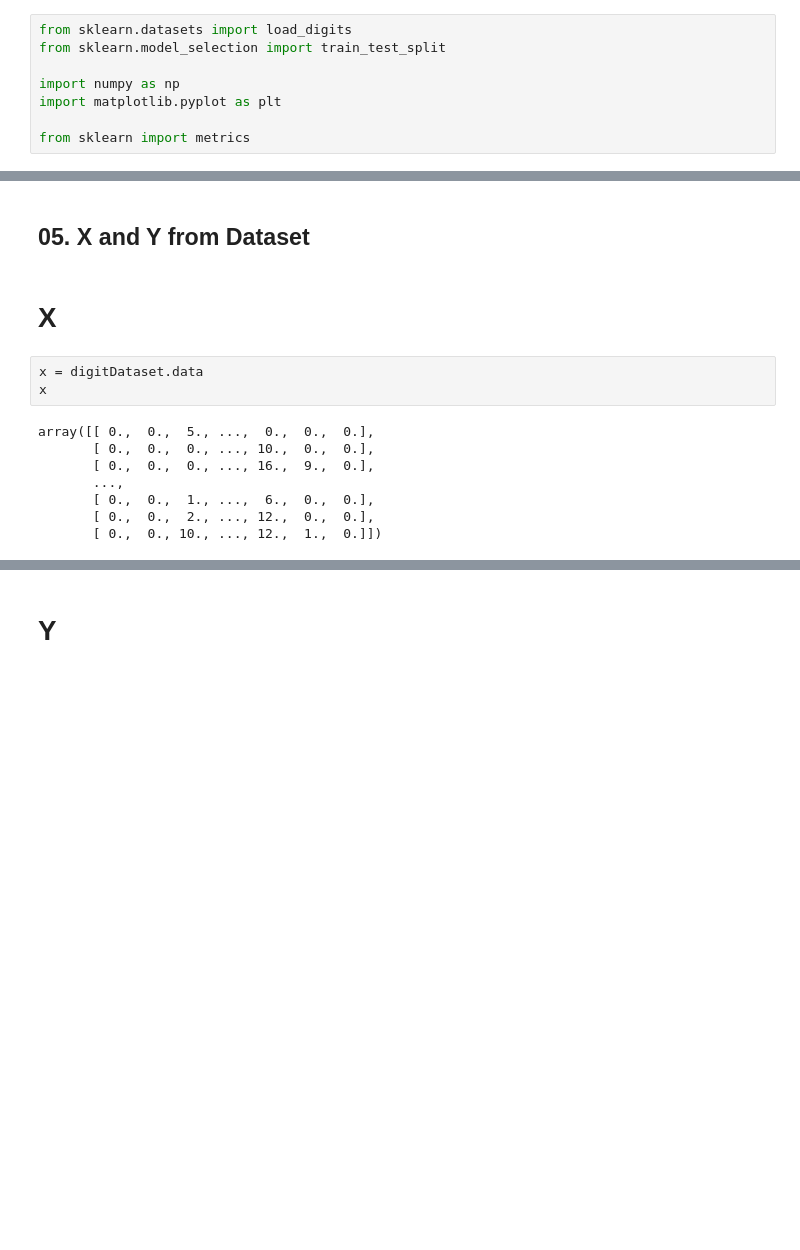
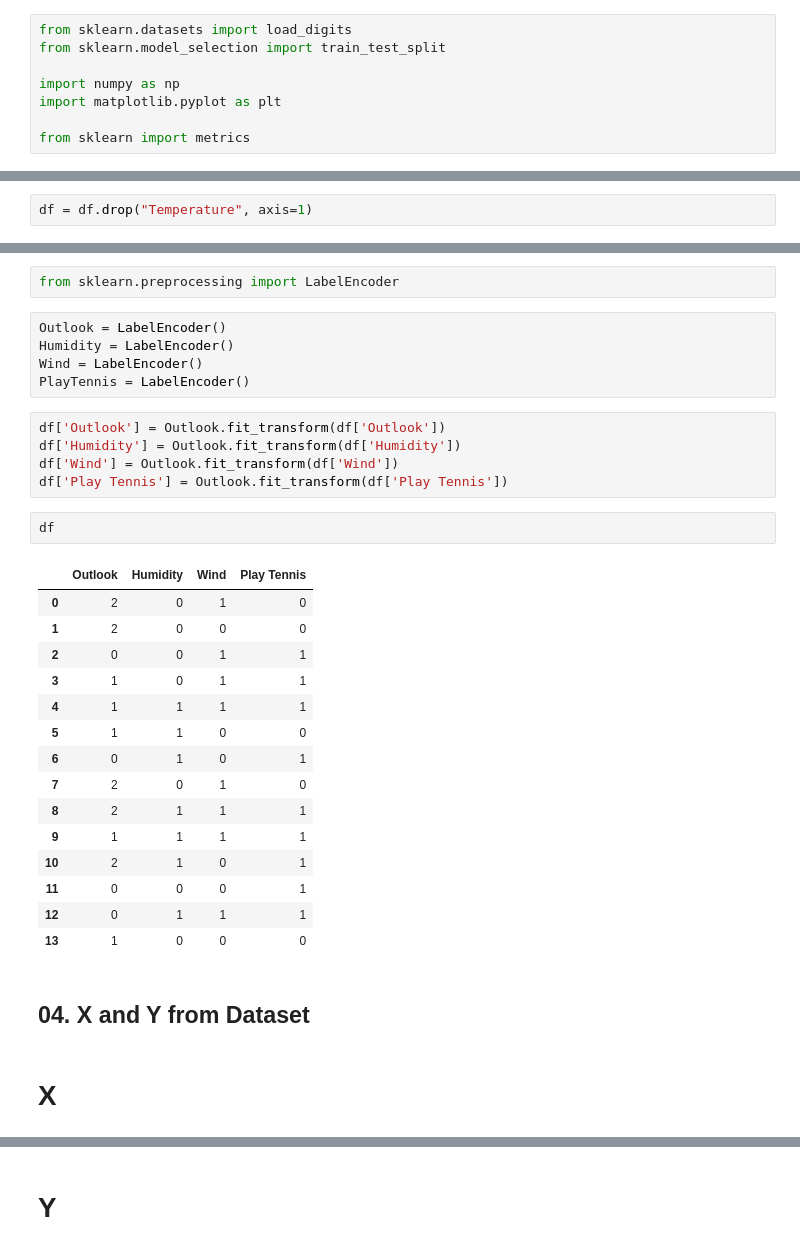
Before and after one commit to ZiaUrRehman-bit/Implementation-of-Machine-Learning-Algorithm, a Jupyter notebook: 04. Decision Tree/01.DecsionTreePlayTennisExample.ipynb, the cells around one changed output, grey strips where cells are left out. Saved outputs shown, nothing was run; the diff lists cells and outputs as text; blank space fills up the shorter version.

```diff
--- a/04. Decision Tree/01.DecsionTreePlayTennisExample.ipynb
+++ b/04. Decision Tree/01.DecsionTreePlayTennisExample.ipynb
@@ -57,0 +57,2 @@ for i in range(8):
+# %%
+df = df.drop("Temperature", axis=1)
@@ -58,15 +81,34 @@ for i in range(8):
+# %%
+from sklearn.preprocessing import LabelEncoder
+# %%
+Outlook = LabelEncoder()
+Humidity = LabelEncoder()
+Wind = LabelEncoder()
+PlayTennis = LabelEncoder()
+# %%
+df['Outlook'] = Outlook.fit_transform(df['Outlook'])
+df['Humidity'] = Outlook.fit_transform(df['Humidity'])
+df['Wind'] = Outlook.fit_transform(df['Wind'])
+df['Play Tennis'] = Outlook.fit_transform(df['Play Tennis'])
+# %%
+df
+# %% [output]
+|  | Outlook | Humidity | Wind | Play Tennis |
+| 0 | 2 | 0 | 1 | 0 |
+| 1 | 2 | 0 | 0 | 0 |
+| 2 | 0 | 0 | 1 | 1 |
+| 3 | 1 | 0 | 1 | 1 |
+| 4 | 1 | 1 | 1 | 1 |
+| 5 | 1 | 1 | 0 | 0 |
+| 6 | 0 | 1 | 0 | 1 |
+| 7 | 2 | 0 | 1 | 0 |
+| 8 | 2 | 1 | 1 | 1 |
+| 9 | 1 | 1 | 1 | 1 |
+| 10 | 2 | 1 | 0 | 1 |
+| 11 | 0 | 0 | 0 | 1 |
+| 12 | 0 | 1 | 1 | 1 |
+| 13 | 1 | 0 | 0 | 0 |
 # %% [markdown]
-## 05. X and Y from Dataset
+## 04. X and Y from Dataset
 # %% [markdown]
 # X
-# %%
-x = digitDataset.data
-x
-# %% [output]
-array([[ 0.,  0.,  5., ...,  0.,  0.,  0.],
-       [ 0.,  0.,  0., ..., 10.,  0.,  0.],
-       [ 0.,  0.,  0., ..., 16.,  9.,  0.],
-       ...,
-       [ 0.,  0.,  1., ...,  6.,  0.,  0.],
-       [ 0.,  0.,  2., ..., 12.,  0.,  0.],
-       [ 0.,  0., 10., ..., 12.,  1.,  0.]])
```
Also changed, not shown: parts of 40 cells of this notebook.
